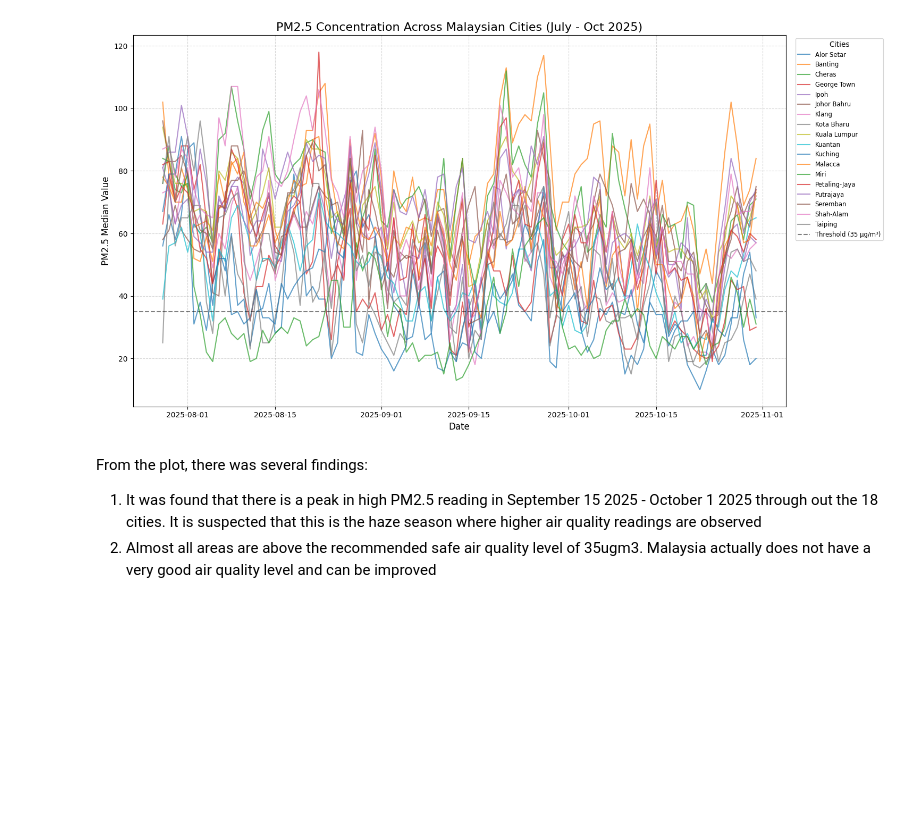
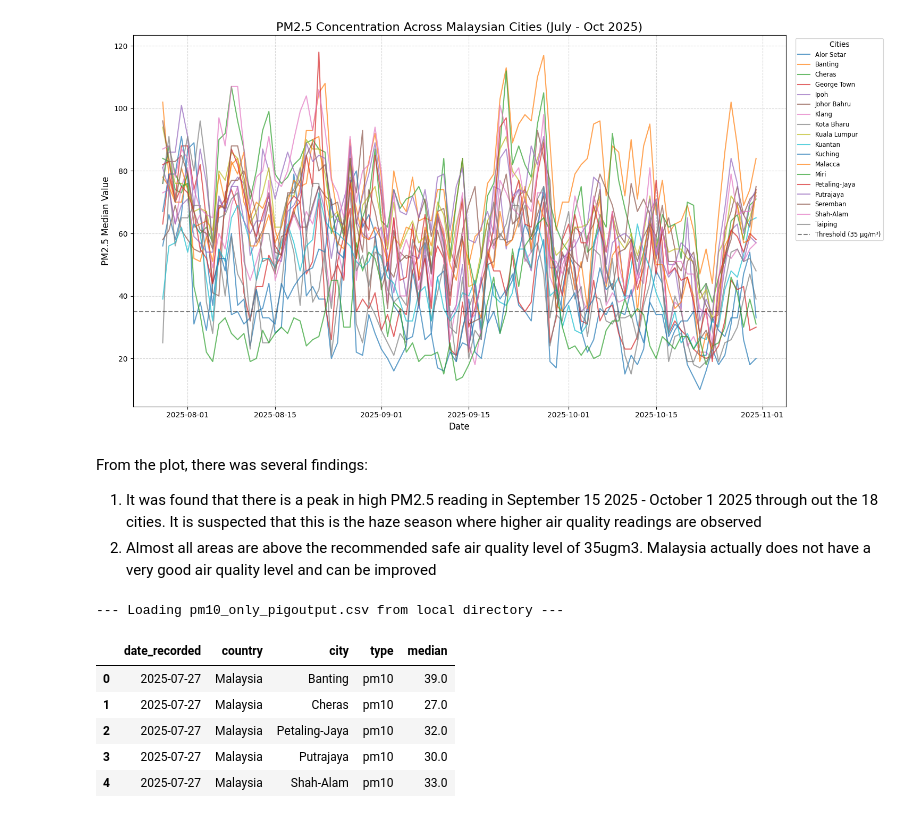
Before and after one commit to muzaffarizamuddin/P166246_Data_Management_Final_Report, a Jupyter notebook: historical_AQI_data_combine.ipynb, the cells around one changed output. Cells and saved outputs as stored; diff of their text form; code cells hidden in the pictures; blank space fills up the shorter version.

```diff
--- a/historical_AQI_data_combine.ipynb
+++ b/historical_AQI_data_combine.ipynb
@@ -439,3 +438,29 @@ plt.show()
 From the plot, there was several findings:
 1) It was found that there is a peak in high PM2.5 reading in September 15 2025 - October 1 2025 through out the 18 cities. It is suspected that this is the haze season where higher air quality readings are observed
 2) Almost all areas are above the recommended safe air quality level of 35ugm3. Malaysia actually does not have a very good air quality level and can be improved
+# %%
+# Define file info
+file_name = 'pm10_only_pigoutput.csv'
+column_names = ['date_recorded', 'country', 'city', 'type', 'median']
+github_raw_url = f'https://raw.githubusercontent.com/muzaffarizamuddin/P166246_Data_Management_Final_Report/main/{file_name}'
+
+# Fallback Logic: Check if file exists locally, otherwise pull from GitHub
+if os.path.exists(file_name):
+    print(f"--- Loading {file_name} from local directory ---")
+    df_pm10 = pd.read_csv(file_name, names=column_names)
+else:
+    print(f"--- Local file not found. Pulling {file_name} from GitHub ---")
+    df_pm10 = pd.read_csv(github_raw_url, names=column_names)
+
+# Ensure date is in datetime format for your plots
+df_pm10['date_recorded'] = pd.to_datetime(df_pm10['date_recorded'])
+
+df_pm10.head()
+# %% [output]
+--- Loading pm10_only_pigoutput.csv from local directory ---
+|  | date_recorded | country | city | type | median |
+| 0 | 2025-07-27 | Malaysia | Banting | pm10 | 39.0 |
+| 1 | 2025-07-27 | Malaysia | Cheras | pm10 | 27.0 |
+| 2 | 2025-07-27 | Malaysia | Petaling-Jaya | pm10 | 32.0 |
+| 3 | 2025-07-27 | Malaysia | Putrajaya | pm10 | 30.0 |
+| 4 | 2025-07-27 | Malaysia | Shah-Alam | pm10 | 33.0 |
```
Also changed, not shown: parts of 3 cells of this notebook.
